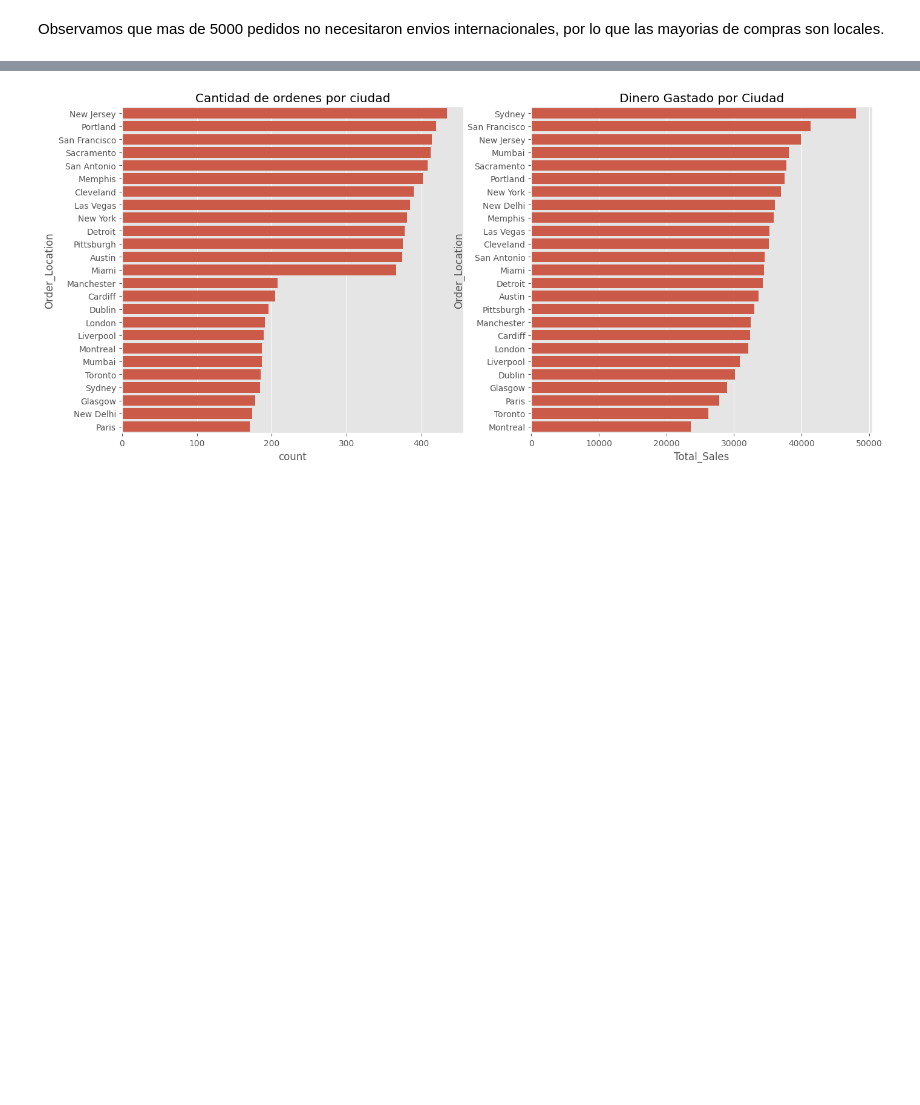
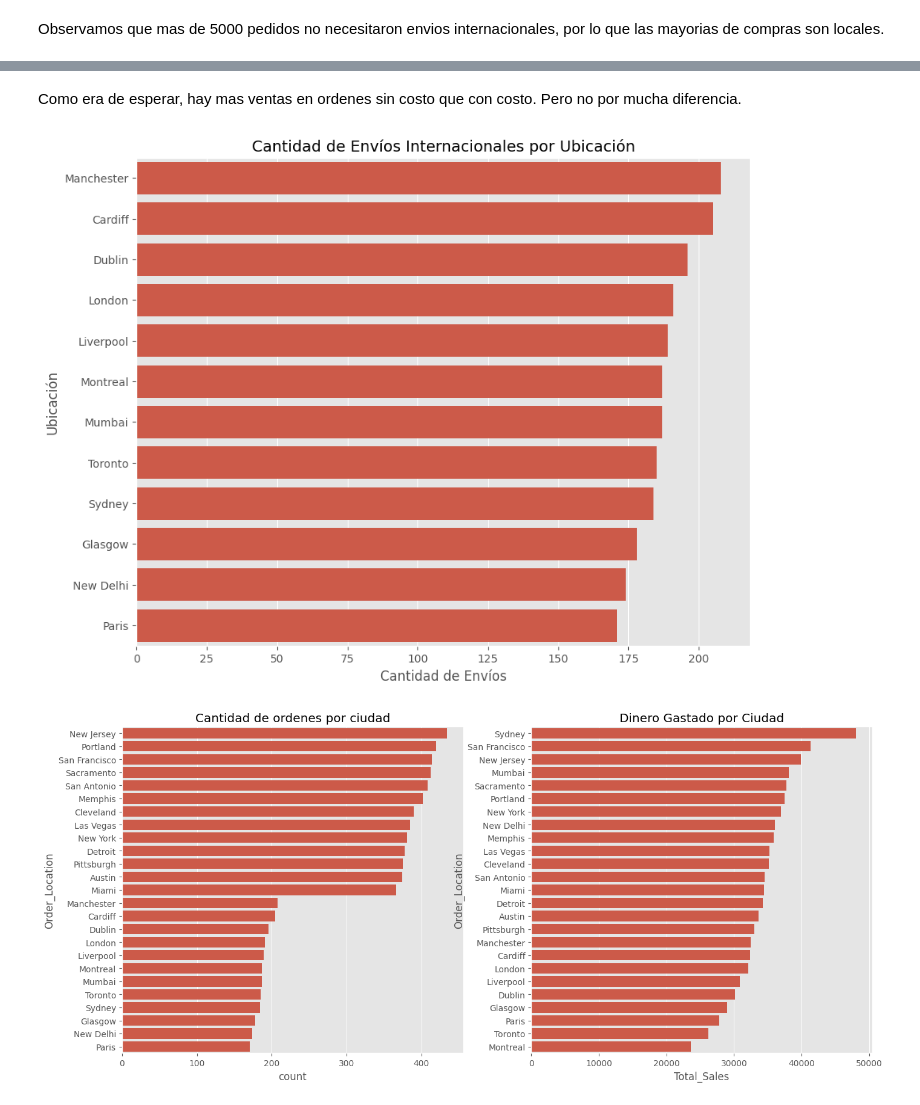
Before and after one commit to abdonrb/Global_Sales_EDA, a Jupyter notebook: notebooks/Data_visualitation.ipynb, the cells around one changed output, grey strips where cells are left out. Saved outputs shown, nothing was run; the diff lists cells and outputs as text; code cells hidden in the pictures; blank space fills up the shorter version.

```diff
--- a/notebooks/Data_visualitation.ipynb
+++ b/notebooks/Data_visualitation.ipynb
@@ -77,3 +109,20 @@ Observamos que mas de 5000 pedidos no necesitaron envios internacionales, por lo
+# %% [markdown]
+Como era de esperar, hay mas ventas en ordenes sin costo que con costo. Pero no por mucha diferencia.
+# %%
+inte = df[df['International_Shipping'] == 'Yes']
+location_data = inte.groupby('Order_Location').size().reset_index(name='Counts')
+location_data = location_data.sort_values(by='Counts', ascending=False)
+plt.figure(figsize=(10, 8))
+sns.barplot(
+    data=location_data,
+    y='Order_Location',
+    x='Counts')
+plt.title('Cantidad de Envíos Internacionales por Ubicación', fontsize=14)
+plt.xlabel('Cantidad de Envíos', fontsize=12)
+plt.ylabel('Ubicación', fontsize=12)
+plt.show();
+# %% [output]
+[figure, added]
 # %%
 c = df.groupby('Order_Location')['Total_Sales'].sum().reset_index()
 c = c.sort_values(by='Total_Sales', ascending=False)
```
Also changed, not shown: parts of 4 cells of this notebook.
